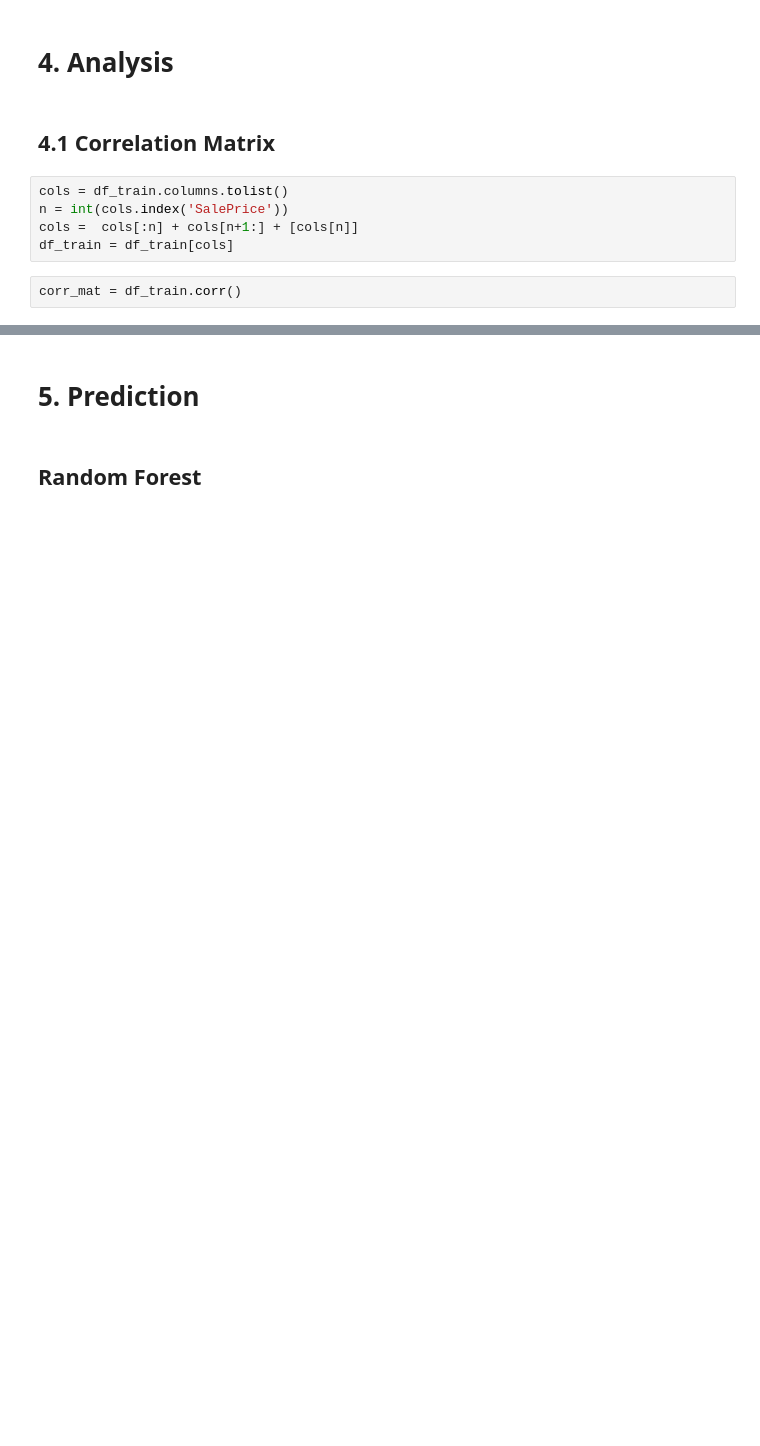
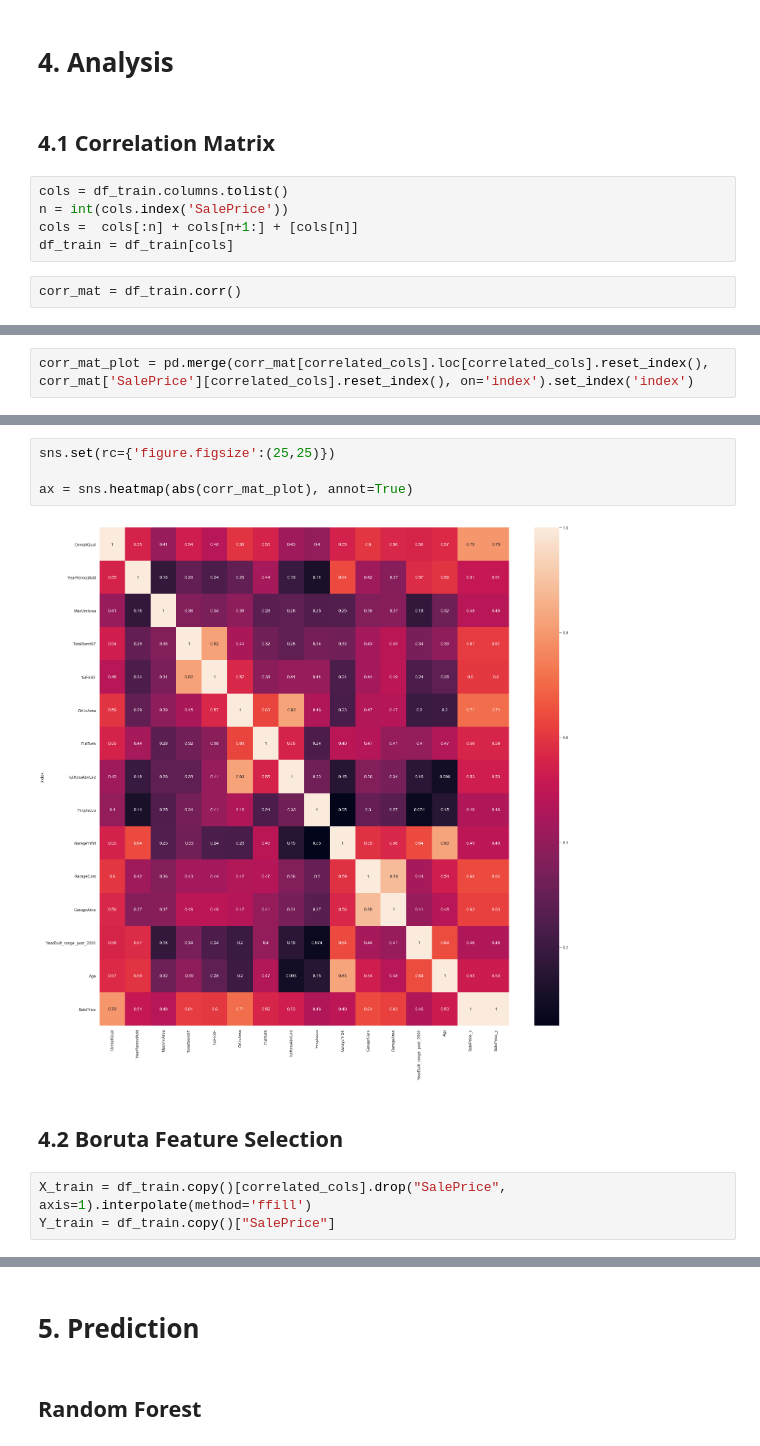
Before and after one commit to bmaelum/kaggle_houseprices, a Jupyter notebook: Kaggle House Prices.ipynb, the cells around one changed output, grey strips where cells are left out. Cells and saved outputs as stored; diff of their text form; blank space fills up the shorter version.

Commit message:
Further Feature Engineering. Added Boruta

```diff
--- a/Kaggle House Prices.ipynb
+++ b/Kaggle House Prices.ipynb
@@ -638,0 +915,2 @@ correlated_cols
+# %%
+corr_mat_plot = pd.merge(corr_mat[correlated_cols].loc[correlated_cols].reset_index(), corr_mat['SalePrice'][correlated_cols].reset_index(), on='index').set_index('index')
@@ -638,0 +937,11 @@ correlated_cols
+# %%
+sns.set(rc={'figure.figsize':(25,25)})
+
+ax = sns.heatmap(abs(corr_mat_plot), annot=True)
+# %% [output]
+[figure, added]
+# %% [markdown]
+## 4.2 Boruta Feature Selection
+# %%
+X_train = df_train.copy()[correlated_cols].drop("SalePrice", axis=1).interpolate(method='ffill')
+Y_train = df_train.copy()["SalePrice"]
```
Also changed, not shown: parts of 74 cells of this notebook, 6 other files.
